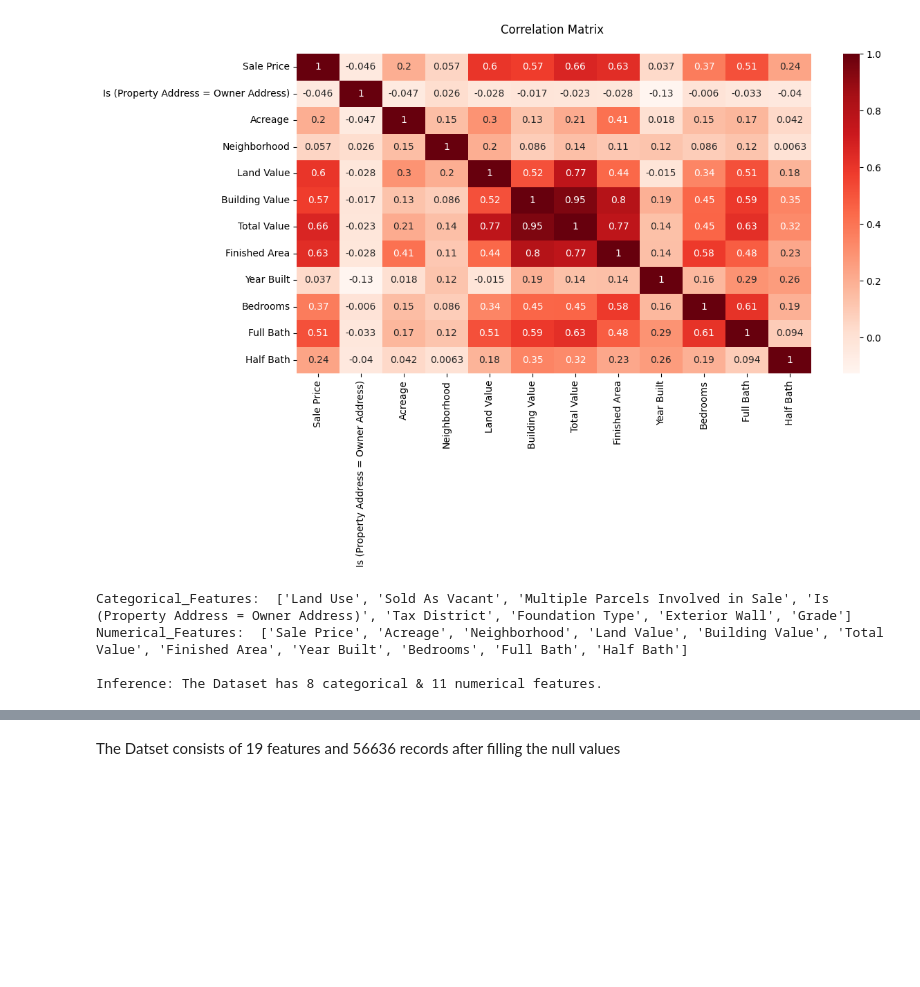
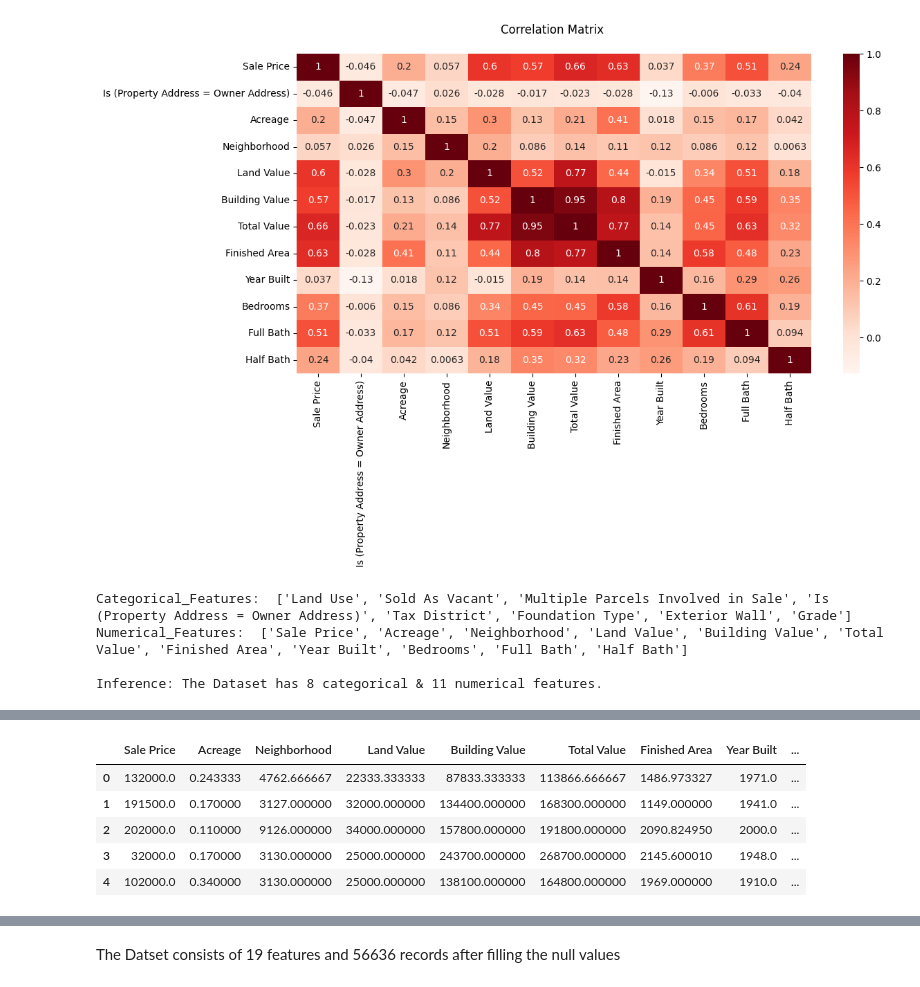
Before and after one commit to nanda1296/Predictive-Analytics-for-Real-Estate, a Jupyter notebook: Project_Group_A13.ipynb, the cells around one changed output, grey strips where cells are left out. Saved outputs shown, nothing was run; the diff lists cells and outputs as text; code cells hidden in the pictures; blank space fills up the shorter version.

```diff
--- a/Project_Group_A13.ipynb
+++ b/Project_Group_A13.ipynb
@@ -134,7 +134,10 @@ Categorical_Features:  ['Land Use', 'Sold As Vacant', 'Multiple Parcels Involved
 Numerical_Features:  ['Sale Price', 'Acreage', 'Neighborhood', 'Land Value', 'Building Value', 'Total Value', 'Finished Area', 'Year Built', 'Bedrooms', 'Full Bath', 'Half Bath']
 
 Inference: The Dataset has 8 categorical & 11 numerical features.
+# %%
+df[categorical_features] = df[categorical_features].fillna(df[categorical_features].mode().iloc[0])
 # %%
-imputer = KNNImputer(n_neighbors=2)
-imputed = imputer.fit_transform(df, )
+imputer = KNNImputer(n_neighbors=3)
+imputed = imputer.fit_transform(df[numerical_features])
+imputed
 # %% [output]
@@ -144,0 +157,10 @@ df.head()
+# %%
+data_imputed = pd.DataFrame(imputed, columns=numerical_features)
+data_imputed.head()
+# %% [output]
+|  | Sale Price | Acreage | Neighborhood | Land Value | Building Value | Total Value | Finished Area | Year Built | ... |
+| 0 | 132000.0 | 0.243333 | 4762.666667 | 22333.333333 | 87833.333333 | 113866.666667 | 1486.973327 | 1971.0 | ... |
+| 1 | 191500.0 | 0.170000 | 3127.000000 | 32000.000000 | 134400.000000 | 168300.000000 | 1149.000000 | 1941.0 | ... |
+| 2 | 202000.0 | 0.110000 | 9126.000000 | 34000.000000 | 157800.000000 | 191800.000000 | 2090.824950 | 2000.0 | ... |
+| 3 | 32000.0 | 0.170000 | 3130.000000 | 25000.000000 | 243700.000000 | 268700.000000 | 2145.600010 | 1948.0 | ... |
+| 4 | 102000.0 | 0.340000 | 3130.000000 | 25000.000000 | 138100.000000 | 164800.000000 | 1969.000000 | 1910.0 | ... |
```
Also changed, not shown: parts of 31 cells of this notebook.
